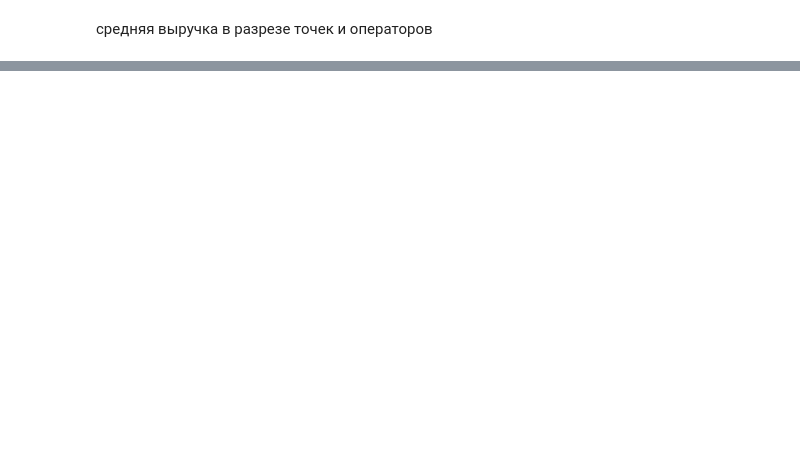
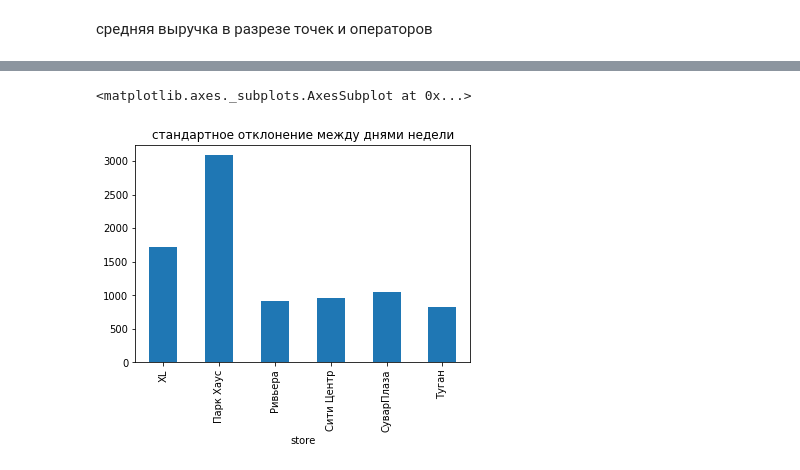
Before and after one commit to GusevMihail/shooting_gallery_analytics, a Jupyter notebook: tests.ipynb, the cells around one changed output, grey strips where cells are left out. Saved outputs shown, nothing was run; the diff lists cells and outputs as text; code cells hidden in the pictures; blank space fills up the shorter version.

```diff
--- a/tests.ipynb
+++ b/tests.ipynb
@@ -84,0 +241,6 @@ df.groupby(['store', 'm_user'])['income'].mean()
+# %%
+df.groupby(['week_day', 'store']).income.mean().unstack(level=1).std()\
+    .plot(kind='bar',  title='стандартное отклонение дохода между днями недели')
+# %% [output]
+<matplotlib.axes._subplots.AxesSubplot at 0x...>
+[figure, added]
```
Also changed, not shown: parts of 33 cells of this notebook, 1 other file.
